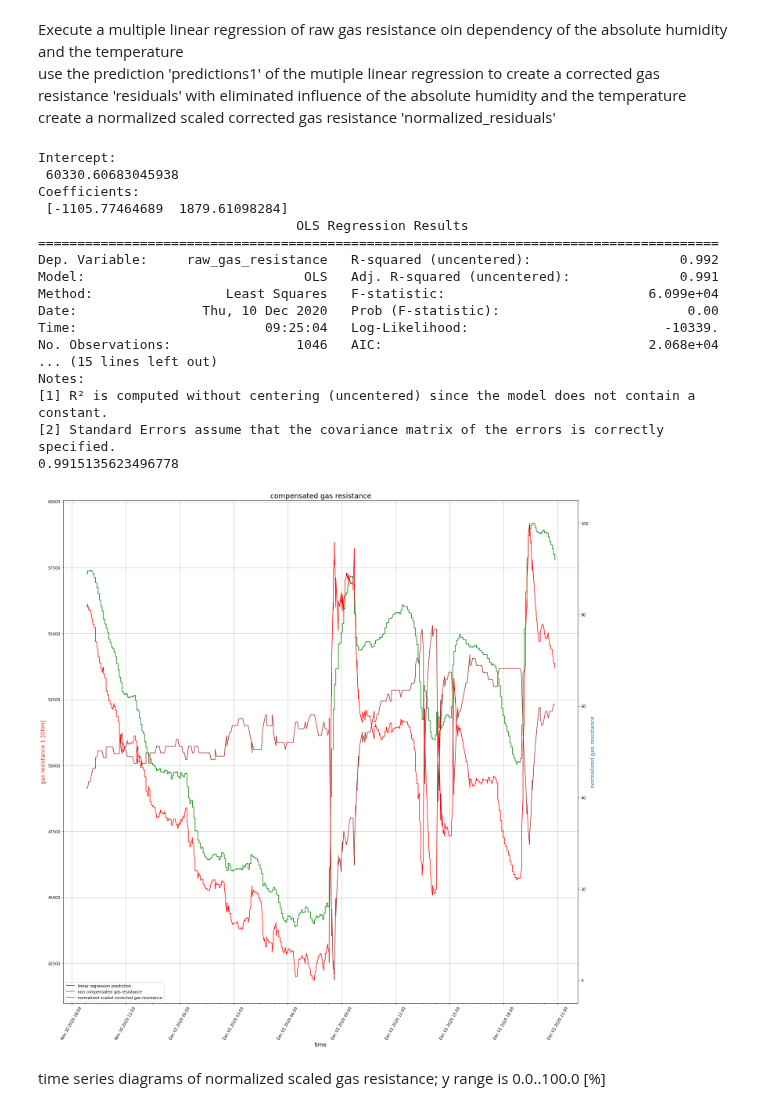
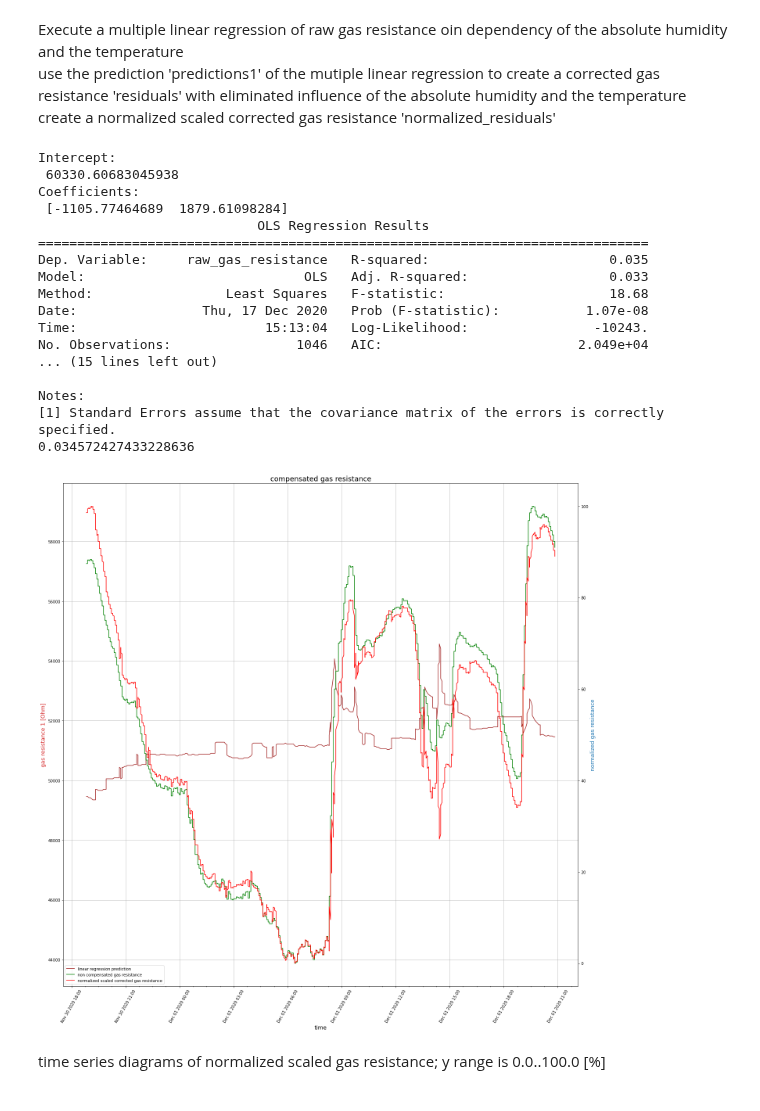
Before and after one commit to FUEL4EP/HomeAutomation, a Jupyter notebook: AsksinPP_developments/sketches/HB-UNI-Sensor1-AQ-BME680/Multiple_Linear_Regression/Multiple linear regression for BME680 gas readings of a single sensor.ipynb, the cells around one changed output. Saved outputs shown, nothing was run; the diff lists cells and outputs as text; code cells hidden in the pictures.

Commit message:
updated statsmodel statistical analysis in 'Multiple linear regression for BME680 gas readings of a single sensor-checkpoint.ipynb'

```diff
--- a/AsksinPP_developments/sketches/HB-UNI-Sensor1-AQ-BME680/Multiple_Linear_Regression/Multiple linear regression for BME680 gas readings of a single sensor.ipynb
+++ b/AsksinPP_developments/sketches/HB-UNI-Sensor1-AQ-BME680/Multiple_Linear_Regression/Multiple linear regression for BME680 gas readings of a single sensor.ipynb
@@ -215,6 +215,7 @@ regr.fit(X, Y)
 print('Intercept: \n', regr.intercept_)
 print('Coefficients: \n', regr.coef_)
 
+X = sm.add_constant(X)
 model = sm.OLS(Y, X).fit()
 predictions = model.predict(X)
 
@@ -242,45 +243,45 @@ lns1=ax1.plot_date(df['Datum'], predictions, linestyle='solid', marker=" ", colo
 lns2=ax1.plot_date(df['Datum'], df['raw_gas_resistance'], linestyle='solid', marker=" ", color='green', label='non compensated gas resistance')
 color = 'tab:red'
 ax1.set_xlabel('time', fontsize=14)
 ax1.set_ylabel('gas resistance 1 [Ohm]', color=color, fontsize=14)
 
 ax2 = ax1.twinx()  # instantiate a second axes that shares the same x-axis
 ax2.xaxis.set_major_formatter(DateFormatter('%b %d %Y %H:%M'))
 
 ax2.xaxis.set_minor_locator(AutoMinorLocator())
 
 color = 'tab:blue'
 ax2.set_ylabel('normalized gas resistance', color=color, fontsize=14)  # we already handled the x-label with ax1
 lns3=ax2.plot_date(df['Datum'], normalized_residuals, linestyle='solid', marker=" ", color='red', label='normalized scaled corrected gas resistance')
 
 plt.title('compensated gas resistance', fontsize=18)
 
 ax1.grid(True)
 lns = lns1+lns2+lns3
 labs = [l.get_label() for l in lns]
 ax1.legend(lns, labs, loc="lower left")
 
 fig.tight_layout()  # otherwise the right y-label is slightly clipped
 plt.show()
 # %% [output]
 Intercept:
  60330.60683045938
 Coefficients:
  [-1105.77464689  1879.61098284]
-                                 OLS Regression Results
-=======================================================================================
-Dep. Variable:     raw_gas_resistance   R-squared (uncentered):                   0.992
-Model:                            OLS   Adj. R-squared (uncentered):              0.991
-Method:                 Least Squares   F-statistic:                          6.099e+04
-Date:                Thu, 10 Dec 2020   Prob (F-statistic):                        0.00
-Time:                        09:25:04   Log-Likelihood:                         -10339.
-No. Observations:                1046   AIC:                                  2.068e+04
+                            OLS Regression Results
+==============================================================================
+Dep. Variable:     raw_gas_resistance   R-squared:                       0.035
+Model:                            OLS   Adj. R-squared:                  0.033
+Method:                 Least Squares   F-statistic:                     18.68
+Date:                Thu, 17 Dec 2020   Prob (F-statistic):           1.07e-08
+Time:                        15:13:04   Log-Likelihood:                -10243.
+No. Observations:                1046   AIC:                         2.049e+04
 ... (15 lines left out)
+
 Notes:
-[1] R² is computed without centering (uncentered) since the model does not contain a constant.
-[2] Standard Errors assume that the covariance matrix of the errors is correctly specified.
-0.9915135623496778
+[1] Standard Errors assume that the covariance matrix of the errors is correctly specified.
+0.034572427433228636
-[figure, old version]
+[figure, new version]
 # %% [markdown]
 time series diagrams of normalized scaled gas resistance; y range is 0.0..100.0 [%]
 # %%
```
Also changed, not shown: parts of 5 cells of this notebook.
